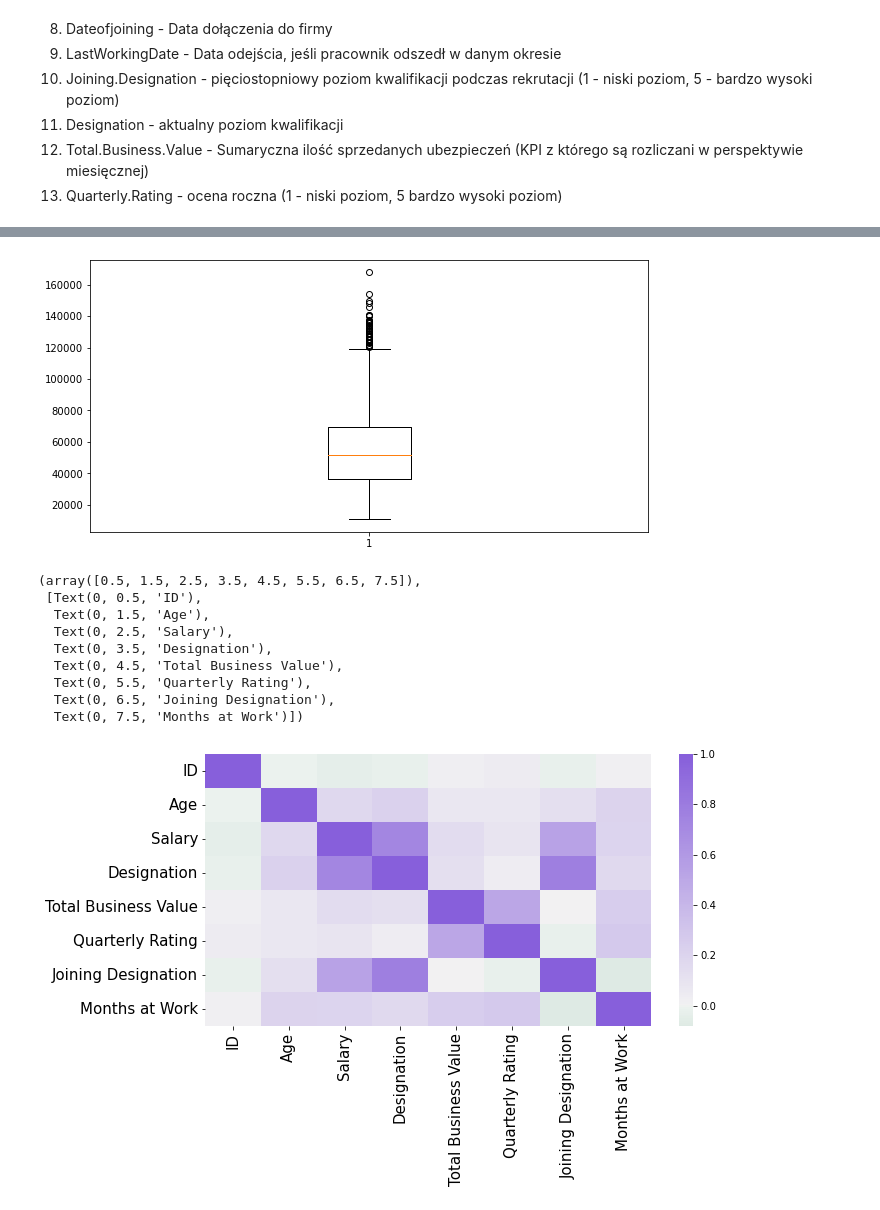
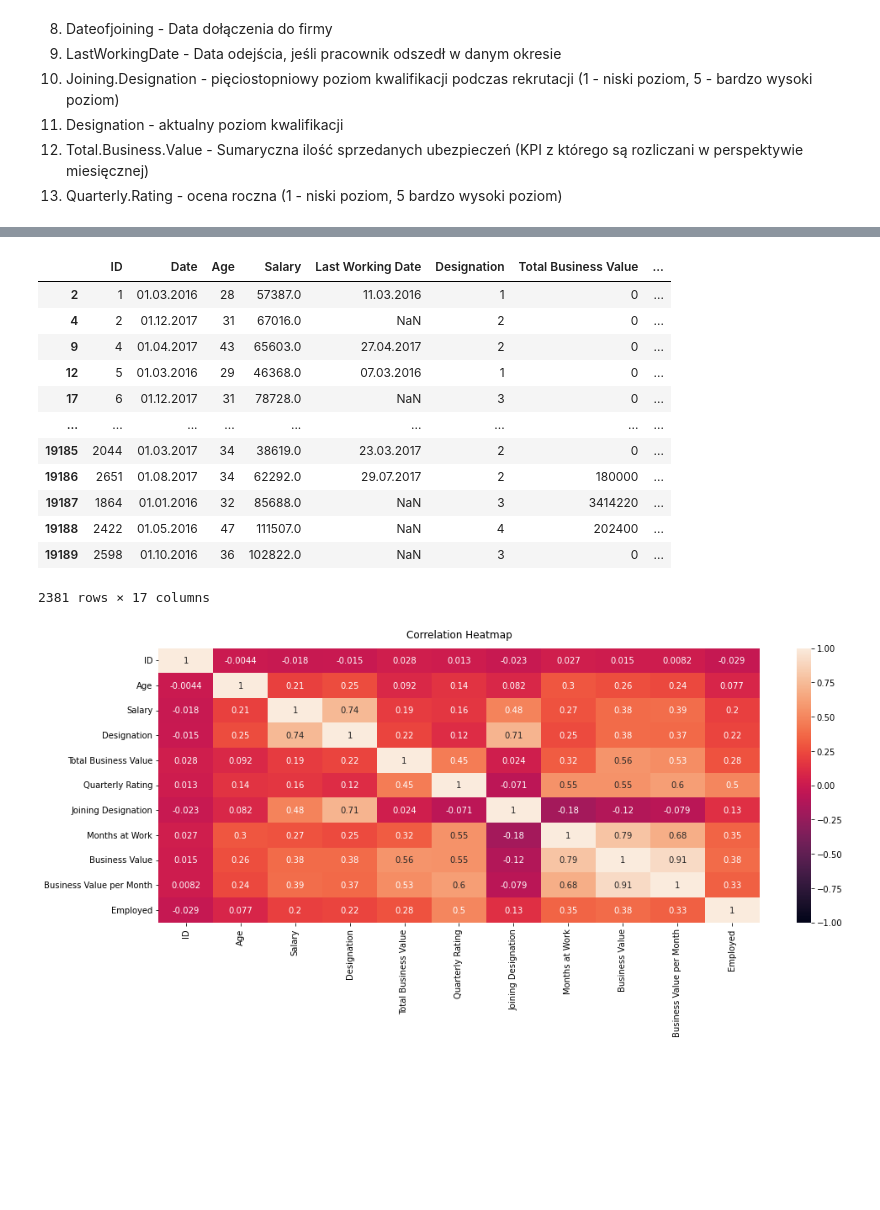
Before and after one commit to mikolajhojda/Business-Hackathon-2022, a Jupyter notebook: HR.ipynb, the cells around one changed output, grey strips where cells are left out. Drawn from its saved outputs; the diff is of its cells as text; code cells hidden in the pictures; blank space fills up the shorter version.

Commit message:
Data cleaning ended and new heatmap added

```diff
--- a/HR.ipynb
+++ b/HR.ipynb
@@ -306,9 +270,0 @@ print(dropped)
-# %%
-sns.countplot(data = dropped, x='City')
-plt.title('The number of employees who left the company per city', fontsize=20)
-plt.rcParams["figure.figsize"] = (20,10)
-plt.xticks(rotation = 90, fontsize=14)
-plt.xlabel('City',fontsize=16)
-plt.ylabel('Count',fontsize=16)
-plt.show()
-plt.clf()
@@ -318,6 +270,0 @@ plt.clf()
-# %%
-sns.countplot(data = dropped, x='Gender')
-plt.title('The number of employees who left the company per gender')
-plt.rcParams["figure.figsize"] = (10,5)
-plt.show()
-plt.clf()
@@ -327,6 +270,0 @@ plt.clf()
-# %%
-sns.countplot(data = dropped, x='Age')
-plt.title('The number of employees who left the company per age')
-plt.rcParams["figure.figsize"] = (10,5)
-plt.show()
-plt.clf()
@@ -385,22 +271,25 @@ plt.show()
-# %%
-plt.boxplot(dropped['Salary'])
-plt.show()
-# %% [output]
-[figure, removed]
+# %%
+m1 = ~df.duplicated(['ID'], keep='last')
+df = df.loc[m1]
+df
+# %% [output]
+|  | ID | Date | Age | Salary | Last Working Date | Designation | Total Business Value | ... |
+| 2 | 1 | 01.03.2016 | 28 | 57387.0 | 11.03.2016 | 1 | 0 | ... |
+| 4 | 2 | 01.12.2017 | 31 | 67016.0 | NaN | 2 | 0 | ... |
+| 9 | 4 | 01.04.2017 | 43 | 65603.0 | 27.04.2017 | 2 | 0 | ... |
+| 12 | 5 | 01.03.2016 | 29 | 46368.0 | 07.03.2016 | 1 | 0 | ... |
+| 17 | 6 | 01.12.2017 | 31 | 78728.0 | NaN | 3 | 0 | ... |
+| ... | ... | ... | ... | ... | ... | ... | ... | ... |
+| 19185 | 2044 | 01.03.2017 | 34 | 38619.0 | 23.03.2017 | 2 | 0 | ... |
+| 19186 | 2651 | 01.08.2017 | 34 | 62292.0 | 29.07.2017 | 2 | 180000 | ... |
+| 19187 | 1864 | 01.01.2016 | 32 | 85688.0 | NaN | 3 | 3414220 | ... |
+| 19188 | 2422 | 01.05.2016 | 47 | 111507.0 | NaN | 4 | 202400 | ... |
+| 19189 | 2598 | 01.10.2016 | 36 | 102822.0 | NaN | 3 | 0 | ... |
+2381 rows × 17 columns
 # %%
-colors = sns.diverging_palette(150, 275, as_cmap=True)
+plt.figure(figsize=(16, 6))
 
-sns.heatmap(dropped.corr(), center=0, cmap=colors)
-plt.xticks(fontsize=15)
-plt.yticks(fontsize=15)
+heatmap = sns.heatmap(df.corr(), vmin=-1, vmax=1, annot=True)
+heatmap.set_title('Correlation Heatmap', fontdict={'fontsize':12}, pad=12);
 # %% [output]
-(array([0.5, 1.5, 2.5, 3.5, 4.5, 5.5, 6.5, 7.5]),
- [Text(0, 0.5, 'ID'),
-  Text(0, 1.5, 'Age'),
-  Text(0, 2.5, 'Salary'),
-  Text(0, 3.5, 'Designation'),
-  Text(0, 4.5, 'Total Business Value'),
-  Text(0, 5.5, 'Quarterly Rating'),
-  Text(0, 6.5, 'Joining Designation'),
-  Text(0, 7.5, 'Months at Work')])
-[figure, old version]
+[figure, new version]
```
Also changed, not shown: parts of 13 cells of this notebook.
